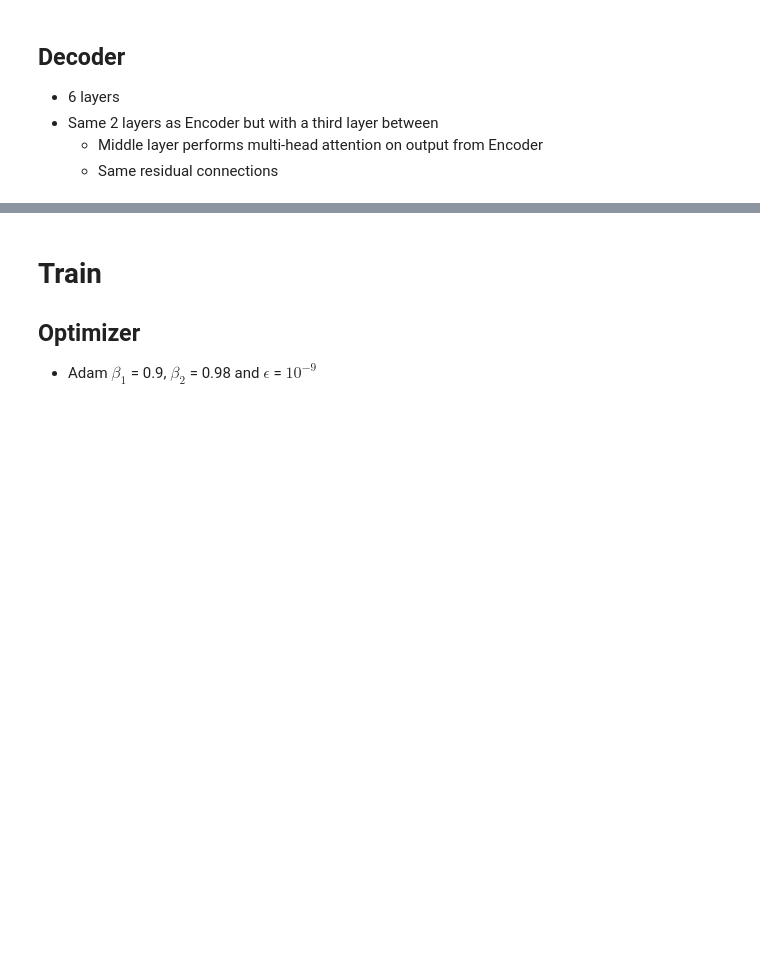
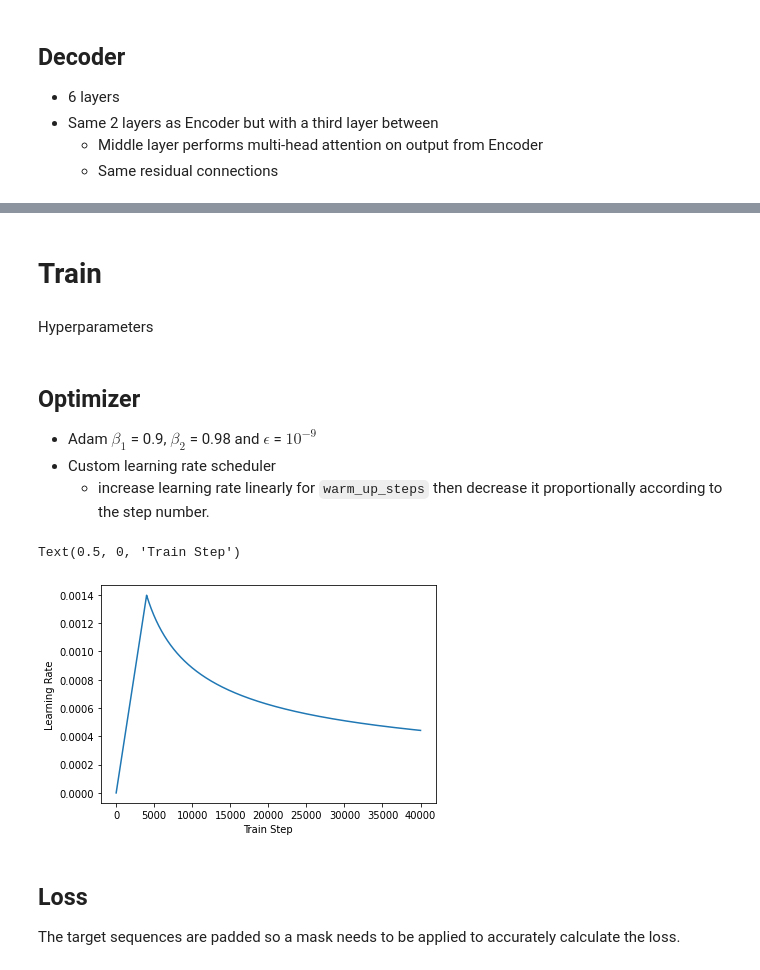
Before and after one commit to tims457/ml_notebooks, a Jupyter notebook: nlp/transformers.ipynb, the cells around one changed output, grey strips where cells are left out. Saved outputs shown, nothing was run; the diff lists cells and outputs as text; code cells hidden in the pictures; blank space fills up the shorter version.

```diff
--- a/nlp/transformers.ipynb
+++ b/nlp/transformers.ipynb
@@ -386,5 +766,39 @@ tokens.numpy()
+# %% [markdown]
+# Train
+# %% [markdown]
+Hyperparameters
+# %%
+num_layers = 4
+d_model = 128
+d_ff = 512
+num_heads = 8
+dropout_rate = 0.1
 # %% [markdown]
-# Train
-
 ## Optimizer
 - Adam $\beta_1$ = 0.9, $\beta_2$ = 0.98 and $\epsilon$ = $10^{-9}$
+- Custom learning rate scheduler
+    - increase learning rate linearly for `warm_up_steps` then decrease it proportionally according to the step number.
+# %%
+# learning rate scheduler, sec 5.3
+class CustomSchedule(tf.keras.optimizers.schedules.LearningRateSchedule):
+    def __init__(self, d_model, warmup_steps = 4000):
+        super(CustomSchedule, self).__init__()
+
+        self.d_model = tf.cast(d_model, dtype=tf.float32)
+        self.warmup_steps = warmup_steps
+
+    def __call__(self, step):
+        lr = tf.math.rsqrt(self.d_model) * tf.math.minimum(tf.math.rsqrt(step),
+                                                           step*self.warmup_steps**-1.5)
+
+        return lr
+learning_rate = CustomSchedule(d_model)
+# %%
+temp_learning_rate_schedule = CustomSchedule(d_model)
+
+plt.plot(temp_learning_rate_schedule(tf.range(40000, dtype=tf.float32)))
+plt.ylabel("Learning Rate")
+plt.xlabel("Train Step")
+# %% [output]
+Text(0.5, 0, 'Train Step')
+[figure, added]
@@ -390,0 +808,3 @@ tokens.numpy()
+# %% [markdown]
+## Loss
+The target sequences are padded so a mask needs to be applied to accurately calculate the loss.
```
Also changed, not shown: parts of 75 cells of this notebook, 4 other files.
